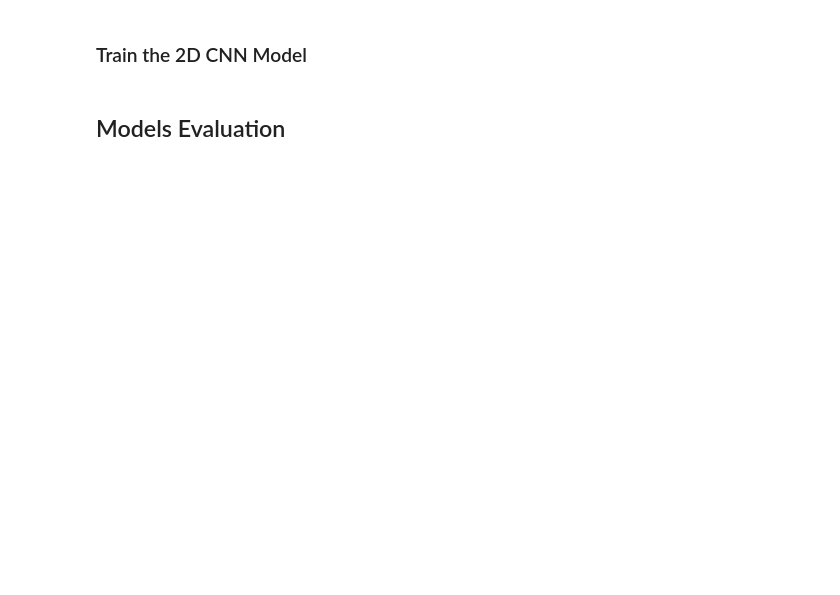
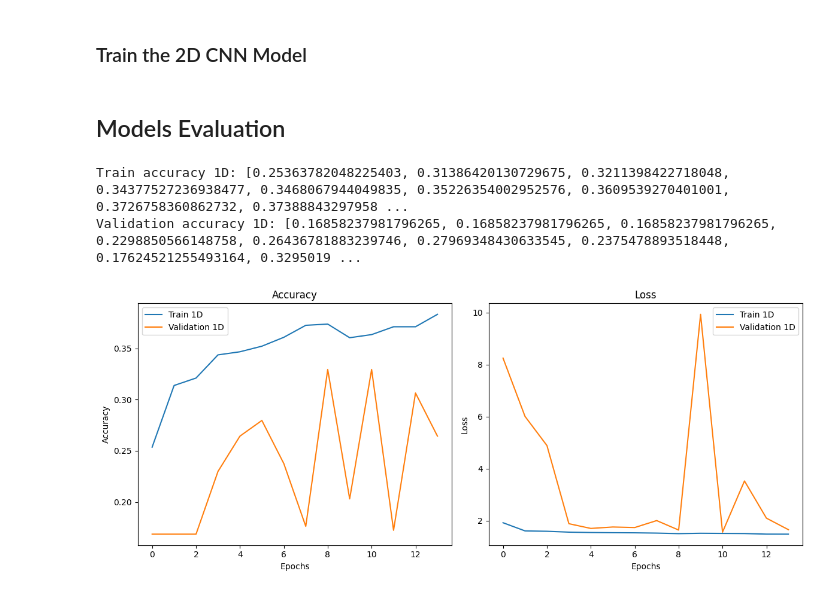
Before and after one commit to ranimeshehata/Speech-Emotion-Recognition, a Jupyter notebook: lab3.ipynb, the cells around one changed output. Saved outputs shown, nothing was run; the diff lists cells and outputs as text; code cells hidden in the pictures; blank space fills up the shorter version.

```diff
--- a/lab3.ipynb
+++ b/lab3.ipynb
@@ -153,7 +186,7 @@ for file in tqdm(audio_files):
     filepath = os.path.join(audio_dir, file)
 
     try:
-        zcr, energy, mel_spec = extract_features(filepath)
+        zcr, energy, mel_spec = extract_features(filepath, augment=True)
 
         zcr_list.append(zcr)
         energy_list.append(energy)
@@ -322,12 +372,12 @@ def build_2d_cnn(input_shape, num_classes):
 # %%
 callbacks = [
     EarlyStopping(monitor= 'val_accuracy', patience=5, restore_best_weights=True, mode ='max'),
-    ReduceLROnPlateau(monitor='val_accuracy',patience=3,verbose=1,factor=0.5,min_lr=0.00001)
+    ReduceLROnPlateau(monitor='val_accuracy',patience=5)
 ]
 # %%
 # Train 1D CNN
 model_1d = build_1d_cnn(X_train1_padded.shape[1:], 6)
 model_1d.compile(optimizer='adam', loss='categorical_crossentropy', metrics=['accuracy'])
 model_1d.summary()
-history_1D = model_1d.fit(X_train1_padded, y_train_arr, epochs=100, batch_size=32,
+history_1D = model_1d.fit(X_train1_padded, y_train_arr, epochs=50, batch_size=32,
              validation_data=(X_val1_padded, y_val_arr), callbacks=callbacks)
@@ -345,43 +434,47 @@ history_2D = model_2d.fit(X_train2_padded, y_train_arr, epochs=30, batch_size=32
 # %%
 # train accuracy
 train_acc_1d = history_1D.history['accuracy']
-train_acc_2d = history_2D.history['accuracy']
+# train_acc_2d = history_2D.history['accuracy']
 # validation accuracy
 val_acc_1d = history_1D.history['val_accuracy']
-val_acc_2d = history_2D.history['val_accuracy']
+# val_acc_2d = history_2D.history['val_accuracy']
 # train loss
 train_loss_1d = history_1D.history['loss']
-train_loss_2d = history_2D.history['loss']
+# train_loss_2d = history_2D.history['loss']
 # validation loss
 val_loss_1d = history_1D.history['val_loss']
-val_loss_2d = history_2D.history['val_loss']
+# val_loss_2d = history_2D.history['val_loss']
 
 print("Train accuracy 1D:", train_acc_1d)
 print("Validation accuracy 1D:", val_acc_1d)
 
-print("Train accuracy 2D:", train_acc_2d)
-print("Validation accuracy 2D:", val_acc_2d)
+# print("Train accuracy 2D:", train_acc_2d)
+# print("Validation accuracy 2D:", val_acc_2d)
 
 # Plotting
 plt.figure(figsize=(12, 5))
 plt.subplot(1, 2, 1)
 plt.plot(train_acc_1d, label='Train 1D')
 plt.plot(val_acc_1d, label='Validation 1D')
-plt.plot(train_acc_2d, label='Train 2D')
-plt.plot(val_acc_2d, label='Validation 2D')
+# plt.plot(train_acc_2d, label='Train 2D')
+# plt.plot(val_acc_2d, label='Validation 2D')
 plt.title('Accuracy')
 plt.xlabel('Epochs')
 plt.ylabel('Accuracy')
 
 plt.legend()
 plt.subplot(1, 2, 2)
 plt.plot(train_loss_1d, label='Train 1D')
 plt.plot(val_loss_1d, label='Validation 1D')
-plt.plot(train_loss_2d, label='Train 2D')
-plt.plot(val_loss_2d, label='Validation 2D')
+# plt.plot(train_loss_2d, label='Train 2D')
+# plt.plot(val_loss_2d, label='Validation 2D')
 plt.title('Loss')
 plt.xlabel('Epochs')
 plt.ylabel('Loss')
 plt.legend()
 plt.tight_layout()
 plt.show()
+# %% [output]
+Train accuracy 1D: [0.25363782048225403, 0.31386420130729675, 0.3211398422718048, 0.34377527236938477, 0.3468067944049835, 0.35226354002952576, 0.3609539270401001, 0.3726758360862732, 0.37388843297958 ...
+Validation accuracy 1D: [0.16858237981796265, 0.16858237981796265, 0.16858237981796265, 0.2298850566148758, 0.26436781883239746, 0.27969348430633545, 0.2375478893518448, 0.17624521255493164, 0.3295019 ...
+[figure, added]
```
Also changed, not shown: parts of 9 cells of this notebook.
